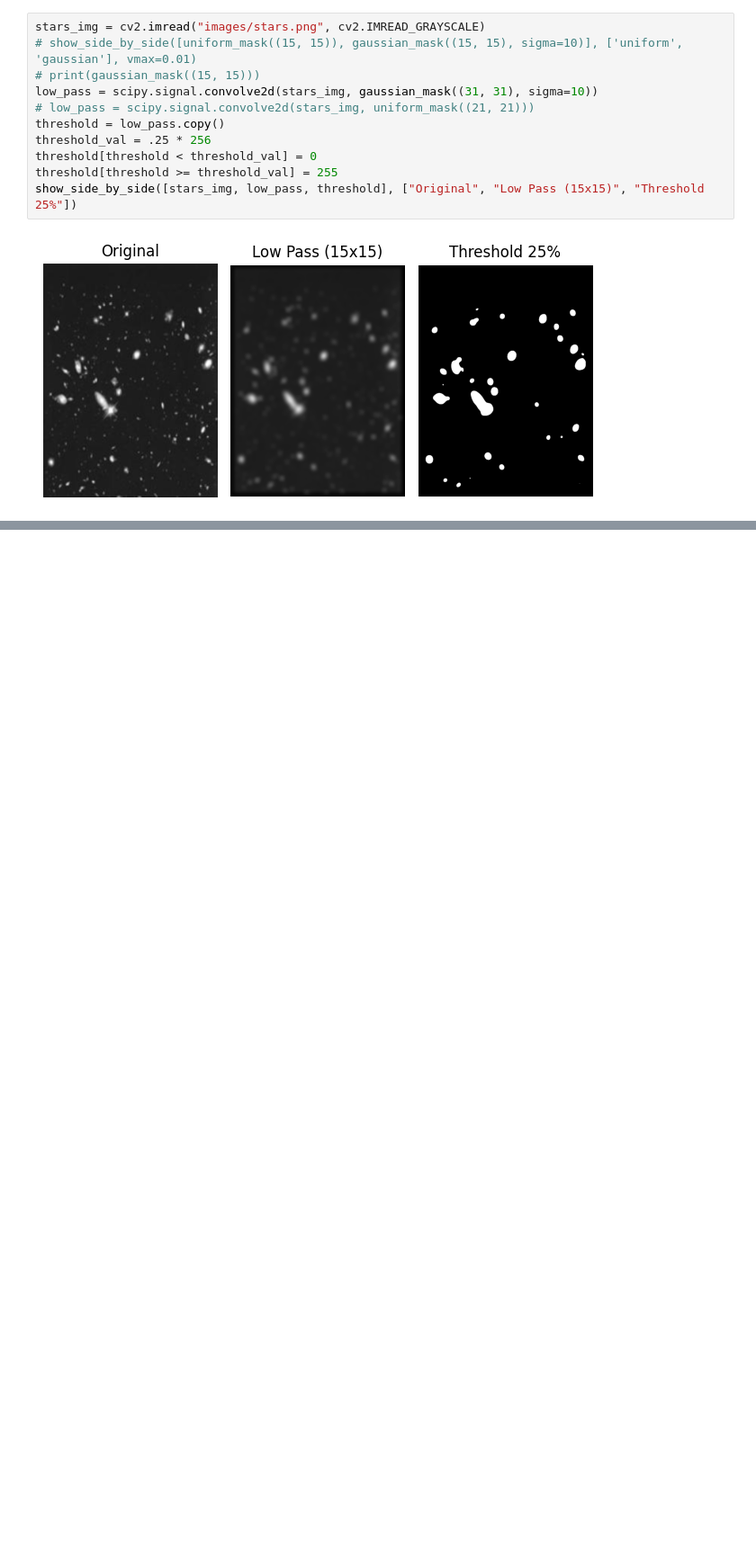
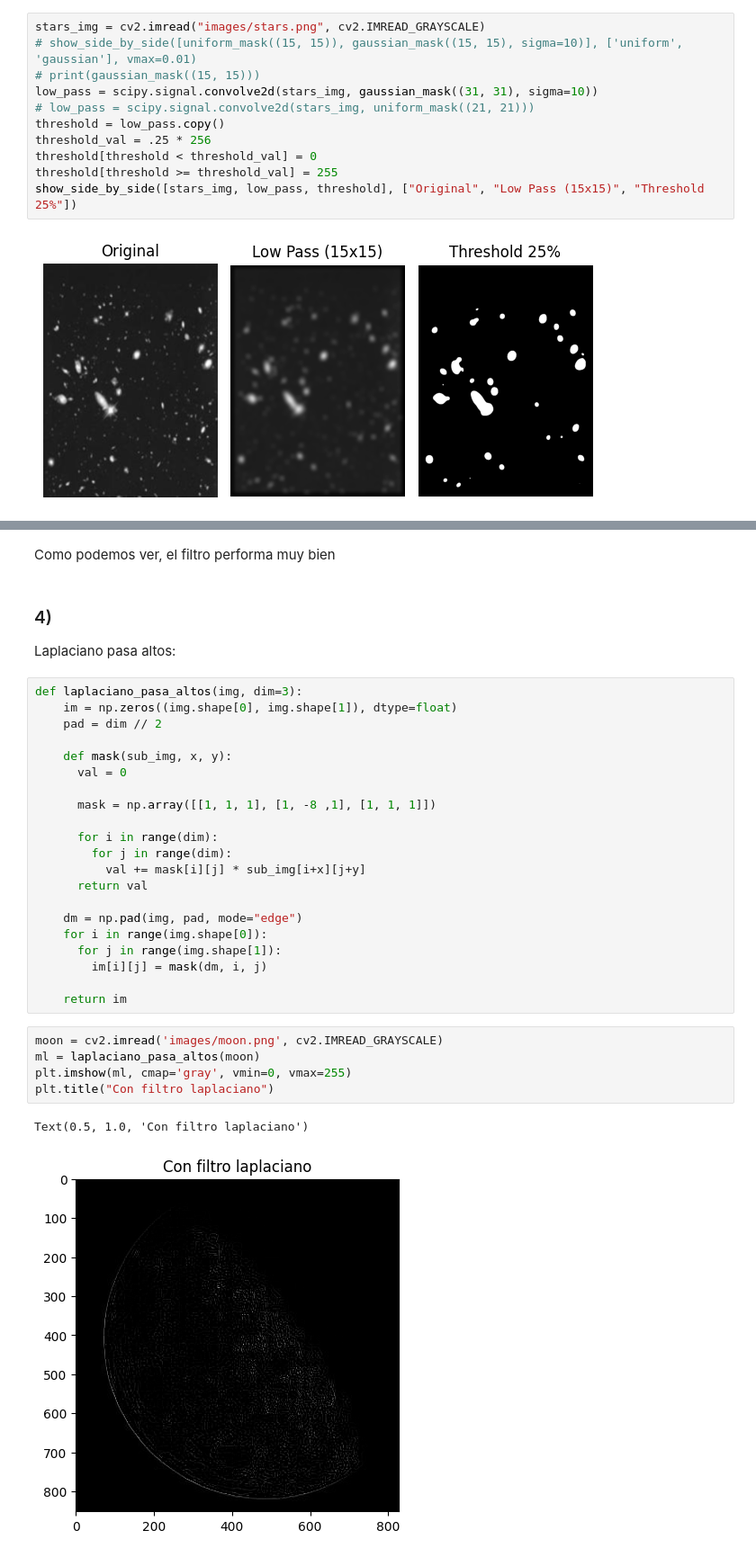
Before and after one commit to bautistasch/Procesamiento-de-Imagenes, a Jupyter notebook: TP3/notebook.ipynb, the cells around one changed output, grey strips where cells are left out. Shown at 90% size. Cells and saved outputs as stored; diff of their text form; blank space fills up the shorter version.

```diff
--- a/TP3/notebook.ipynb
+++ b/TP3/notebook.ipynb
@@ -77,0 +159,35 @@ show_side_by_side([stars_img, low_pass, threshold], ["Original", "Low Pass (15x1
+# %% [markdown]
+Como podemos ver, el filtro performa muy bien
+# %% [markdown]
+### 4)
+
+Laplaciano pasa altos:
+# %%
+def laplaciano_pasa_altos(img, dim=3):
+    im = np.zeros((img.shape[0], img.shape[1]), dtype=float)
+    pad = dim // 2
+
+    def mask(sub_img, x, y):
+      val = 0
+
+      mask = np.array([[1, 1, 1], [1, -8 ,1], [1, 1, 1]])
+
+      for i in range(dim):
+        for j in range(dim):
+          val += mask[i][j] * sub_img[i+x][j+y]
+      return val
+
+    dm = np.pad(img, pad, mode="edge")
+    for i in range(img.shape[0]):
+      for j in range(img.shape[1]):
+        im[i][j] = mask(dm, i, j)
+
+    return im
+# %%
+moon = cv2.imread('images/moon.png', cv2.IMREAD_GRAYSCALE)
+ml = laplaciano_pasa_altos(moon)
+plt.imshow(ml, cmap='gray', vmin=0, vmax=255)
+plt.title("Con filtro laplaciano")
+# %% [output]
+Text(0.5, 1.0, 'Con filtro laplaciano')
+[figure, added]
```
Also changed, not shown: parts of 7 cells of this notebook.
